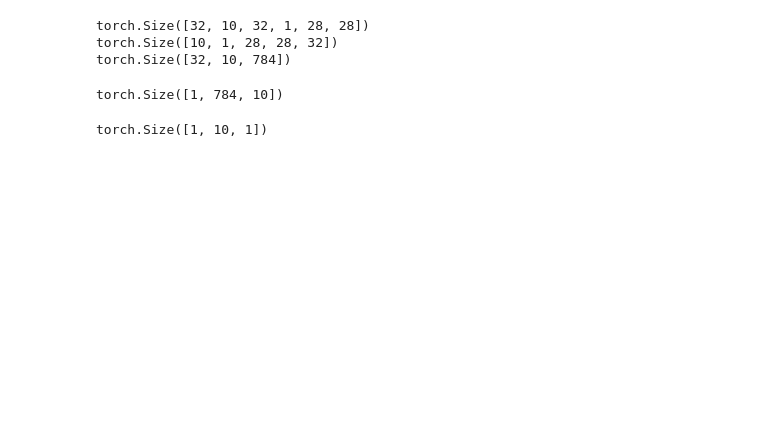
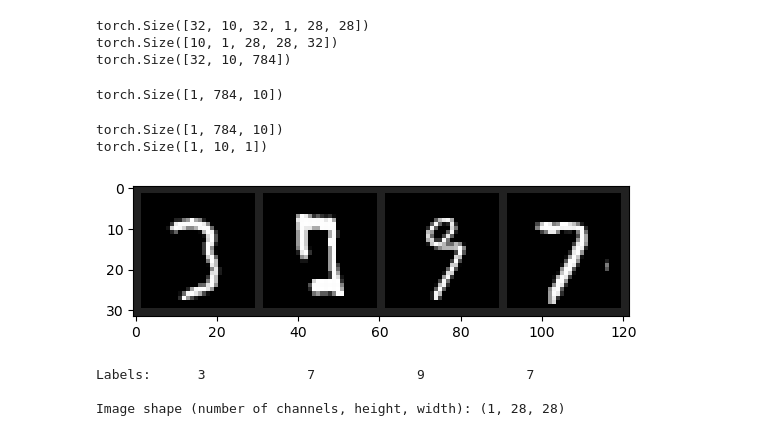
Before and after one commit to PabloHueso/Adversarial-attacks, a Jupyter notebook: ClassifierNotebook.ipynb, the cells around one changed output. Drawn from its saved outputs; the diff is of its cells as text; code cells hidden in the pictures; blank space fills up the shorter version.

```diff
--- a/ClassifierNotebook.ipynb
+++ b/ClassifierNotebook.ipynb
@@ -255,7 +304,8 @@ flips = flipping_vector(model, x_single, 2)
 # %%
-J_pinv.shape
-flips.unsqueeze(2).shape
+print(J_pinv.shape)
+print(flips.unsqueeze(2).shape)
 # %% [output]
+torch.Size([1, 784, 10])
 torch.Size([1, 10, 1])
 # %%
 attack = torch.bmm(J_pinv, flips.unsqueeze(2))
@@ -261,0 +315,16 @@ attack = torch.bmm(J_pinv, flips.unsqueeze(2))
+# %%
+# get some random training images
+dataiter = iter(trainloader)
+images, labels = next(dataiter)
+images, labels = images[:4], labels[:4]
+
+# show images
+imshow(torchvision.utils.make_grid(images))
+# print labels
+print('Labels:     ','             '.join(f'{labels[j]}' for j in range(4)), '\n')
+print(f'Image shape (number of channels, height, width): {tuple(images[0].shape)}')
+# %% [output]
+[figure, added]
+Labels:      3             7             9             7
+
+Image shape (number of channels, height, width): (1, 28, 28)
```
Also changed, not shown: parts of 21 cells of this notebook, 1 other file.
